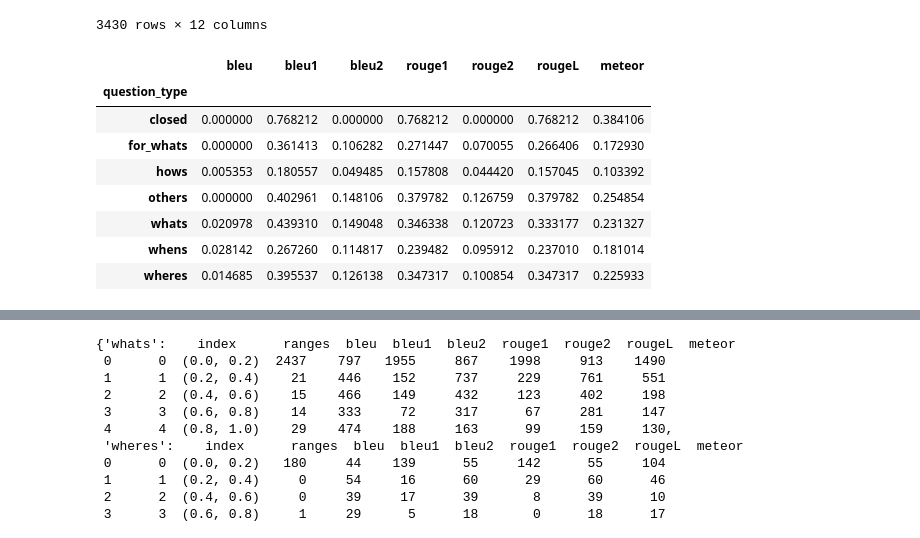
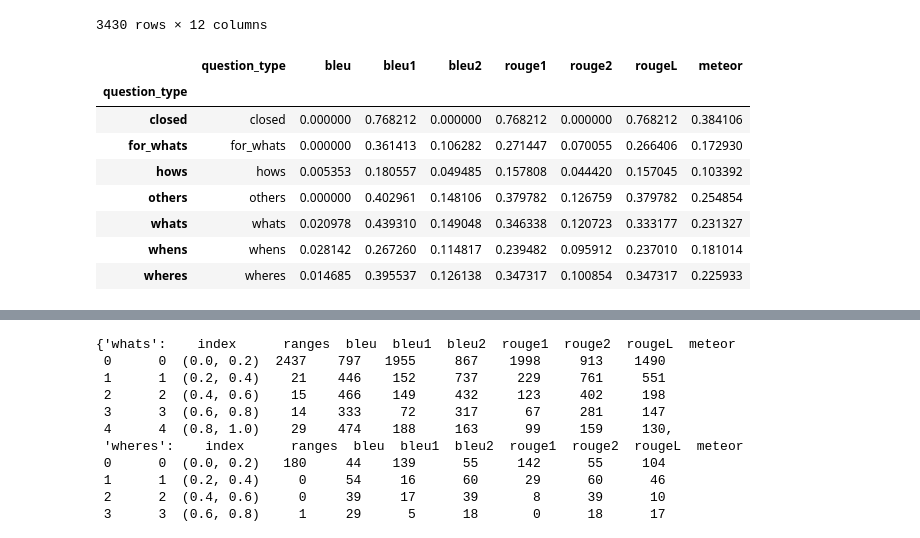
Before and after one commit to arsemi337/question-answering, a Jupyter notebook: generative-qa/notebooks/python/python_bart-uncased_1.ipynb, the cells around one changed output, grey strips where cells are left out. Saved outputs shown, nothing was run; the diff lists cells and outputs as text; code cells hidden in the pictures.

```diff
--- a/generative-qa/notebooks/python/python_bart-uncased_1.ipynb
+++ b/generative-qa/notebooks/python/python_bart-uncased_1.ipynb
@@ -497,17 +498,22 @@ dataframe_predictions_and_question_types = generative_qa_utils.add_question_type
 # %%
 only_metric_columns_dataframe = dataframe_predictions_and_question_types[['bleu', 'bleu1', 'bleu2', 'rouge1', 'rouge2', 'rougeL', 'meteor', 'question_type']]
 metric_mean_values_dataframe = only_metric_columns_dataframe.groupby(['question_type']).mean()
+metric_mean_values_dataframe.insert(
+    loc=0,
+    column='question_type',
+    value=list(only_metric_columns_dataframe.groupby(['question_type']).groups.keys())
+)
 metric_mean_values_dataframe.to_csv(
     model_evaluation_dir / "metric_mean_values.csv", index=False
 )
 metric_mean_values_dataframe
 # %% [output]
-|  | bleu | bleu1 | bleu2 | rouge1 | rouge2 | rougeL | meteor |
-| question_type |  |  |  |  |  |  |  |
-| closed | 0.000000 | 0.768212 | 0.000000 | 0.768212 | 0.000000 | 0.768212 | 0.384106 |
-| for_whats | 0.000000 | 0.361413 | 0.106282 | 0.271447 | 0.070055 | 0.266406 | 0.172930 |
-| hows | 0.005353 | 0.180557 | 0.049485 | 0.157808 | 0.044420 | 0.157045 | 0.103392 |
-| others | 0.000000 | 0.402961 | 0.148106 | 0.379782 | 0.126759 | 0.379782 | 0.254854 |
-| whats | 0.020978 | 0.439310 | 0.149048 | 0.346338 | 0.120723 | 0.333177 | 0.231327 |
-| whens | 0.028142 | 0.267260 | 0.114817 | 0.239482 | 0.095912 | 0.237010 | 0.181014 |
-| wheres | 0.014685 | 0.395537 | 0.126138 | 0.347317 | 0.100854 | 0.347317 | 0.225933 |
+|  | question_type | bleu | bleu1 | bleu2 | rouge1 | rouge2 | rougeL | meteor |
+| question_type |  |  |  |  |  |  |  |  |
+| closed | closed | 0.000000 | 0.768212 | 0.000000 | 0.768212 | 0.000000 | 0.768212 | 0.384106 |
+| for_whats | for_whats | 0.000000 | 0.361413 | 0.106282 | 0.271447 | 0.070055 | 0.266406 | 0.172930 |
+| hows | hows | 0.005353 | 0.180557 | 0.049485 | 0.157808 | 0.044420 | 0.157045 | 0.103392 |
+| others | others | 0.000000 | 0.402961 | 0.148106 | 0.379782 | 0.126759 | 0.379782 | 0.254854 |
+| whats | whats | 0.020978 | 0.439310 | 0.149048 | 0.346338 | 0.120723 | 0.333177 | 0.231327 |
+| whens | whens | 0.028142 | 0.267260 | 0.114817 | 0.239482 | 0.095912 | 0.237010 | 0.181014 |
+| wheres | wheres | 0.014685 | 0.395537 | 0.126138 | 0.347317 | 0.100854 | 0.347317 | 0.225933 |
```
Also changed, not shown: parts of 2 cells of this notebook, 23 other files.
